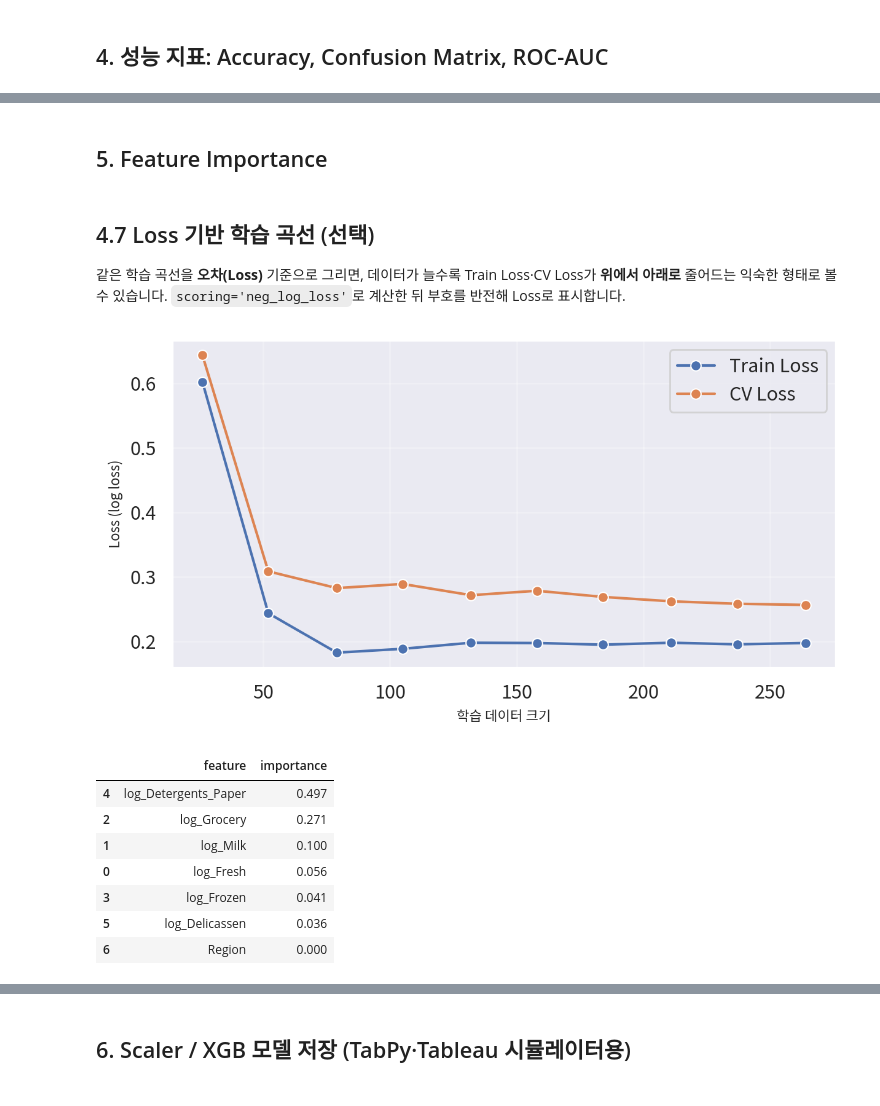
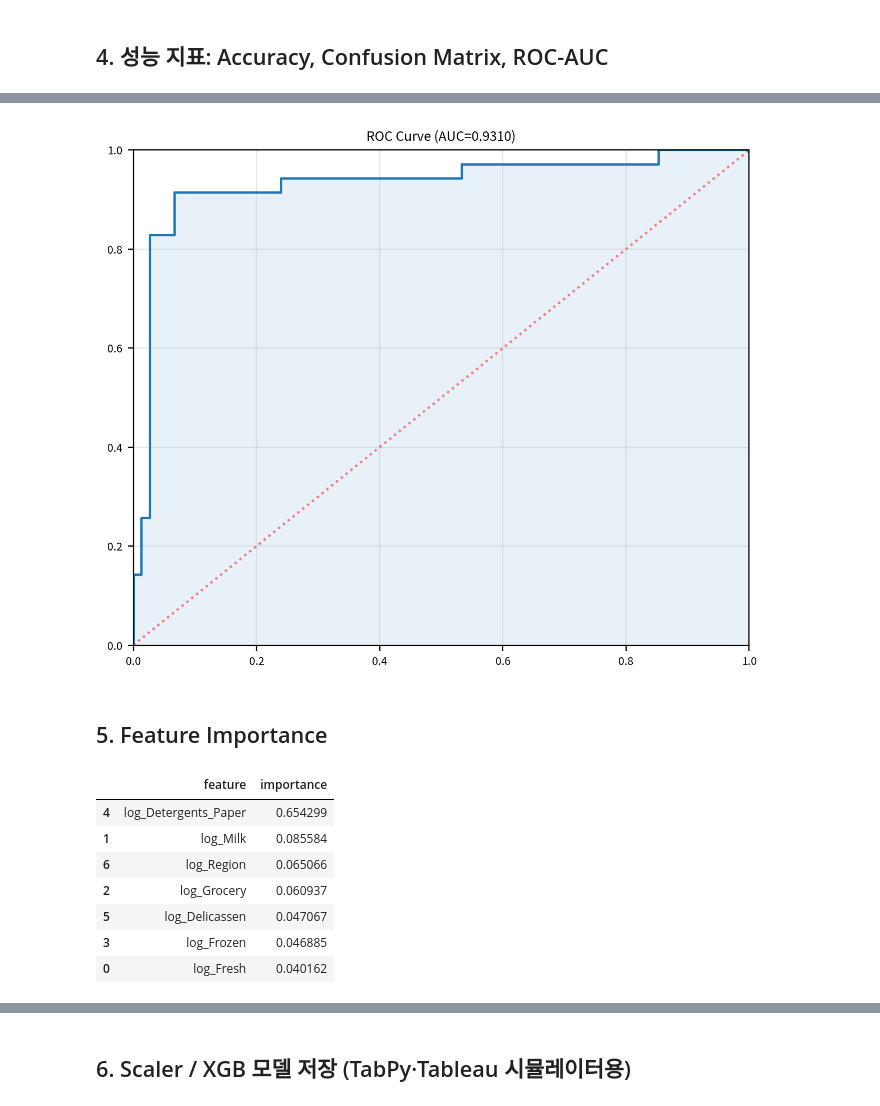
Before and after one commit to BoheeJeong/Machine_learning, a Jupyter notebook: [LAB 05] 비지도 학습 - 구매 패턴 기반 고객 군집 분석과 페르소나 도출/01-XGBoost_Channel_분류_TabPy.ipynb, the cells around one changed output, grey strips where cells are left out. Saved outputs shown, nothing was run; the diff lists cells and outputs as text; code cells hidden in the pictures.

```diff
--- a/[LAB 05] 비지도 학습 - 구매 패턴 기반 고객 군집 분석과 페르소나 도출/01-XGBoost_Channel_분류_TabPy.ipynb
+++ b/[LAB 05] 비지도 학습 - 구매 패턴 기반 고객 군집 분석과 페르소나 도출/01-XGBoost_Channel_분류_TabPy.ipynb
@@ -547,48 +149,36 @@ plt.close()
+# %%
+fpr, tpr, _ = roc_curve(y_test, y_pred_proba_1)
+auc = roc_auc_score(y_test, y_pred_proba_1)
+fig, ax = plt.subplots(1, 1, figsize=(6, 5), dpi=my_dpi)
+ax.plot(fpr, tpr)
+ax.plot([0, 1], [0, 1], color='red', linestyle=':', alpha=0.5)
+ax.fill_between(fpr, tpr, alpha=0.1)
+ax.set_xlim(0, 1)
+ax.set_ylim(0, 1)
+ax.set_title(f'ROC Curve (AUC={auc:.4f})')
+ax.grid(True, alpha=0.3)
+plt.tight_layout()
+plt.show()
+plt.close()
+# %% [output]
+[figure, added]
 # %% [markdown]
 ## 5. Feature Importance
-# %% [markdown]
-## 4.7 Loss 기반 학습 곡선 (선택)
-
-같은 학습 곡선을 **오차(Loss)** 기준으로 그리면, 데이터가 늘수록 Train Loss·CV Loss가 **위에서 아래로** 줄어드는 익숙한 형태로 볼 수 있습니다. `scoring='neg_log_loss'`로 계산한 뒤 부호를 반전해 Loss로 표시합니다.
-# %%
-# Loss 기반 학습 곡선 (위→아래 수렴 형태)
-train_sizes, train_scores, cv_scores = learning_curve(
-    clf, X_train, y_train,
-    train_sizes=np.linspace(0.1, 1.0, 10),
-    cv=5,
-    scoring="neg_log_loss",
-    n_jobs=-1,
-    random_state=52,
-)
-train_loss = -train_scores.mean(axis=1)
-cv_loss = -cv_scores.mean(axis=1)
-figsize = (1280 / my_dpi, 720 / my_dpi)
-fig, ax = plt.subplots(1, 1, figsize=figsize, dpi=my_dpi)
-sb.lineplot(x=train_sizes, y=train_loss, marker="o", markeredgecolor="#ffffff", label="Train Loss")
-sb.lineplot(x=train_sizes, y=cv_loss, marker="o", markeredgecolor="#ffffff", label="CV Loss")
-ax.set_xlabel("학습 데이터 크기", fontsize=8)
-ax.set_ylabel("Loss (log loss)", fontsize=8)
-ax.grid(True, alpha=0.3)
-plt.tight_layout()
-plt.show()
-plt.close()
-# %% [output]
-[figure, removed]
 # %%
 imp = DataFrame({
-    'feature': FEATURE_COLS,
+    'feature': log_cols,
     'importance': clf.feature_importances_
 }).sort_values('importance', ascending=False)
 imp
 # %% [output]
 |  | feature | importance |
-| 4 | log_Detergents_Paper | 0.497 |
-| 2 | log_Grocery | 0.271 |
-| 1 | log_Milk | 0.100 |
-| 0 | log_Fresh | 0.056 |
-| 3 | log_Frozen | 0.041 |
-| 5 | log_Delicassen | 0.036 |
-| 6 | Region | 0.000 |
+| 4 | log_Detergents_Paper | 0.654299 |
+| 1 | log_Milk | 0.085584 |
+| 6 | log_Region | 0.065066 |
+| 2 | log_Grocery | 0.060937 |
+| 5 | log_Delicassen | 0.047067 |
+| 3 | log_Frozen | 0.046885 |
+| 0 | log_Fresh | 0.040162 |
 # %%
 fig, ax = plt.subplots(1, 1, figsize=(8, 4), dpi=my_dpi)
 sb.barplot(data=imp, x='importance', y='feature', palette='viridis')
```
Also changed, not shown: parts of 32 cells of this notebook, 31 other files.
